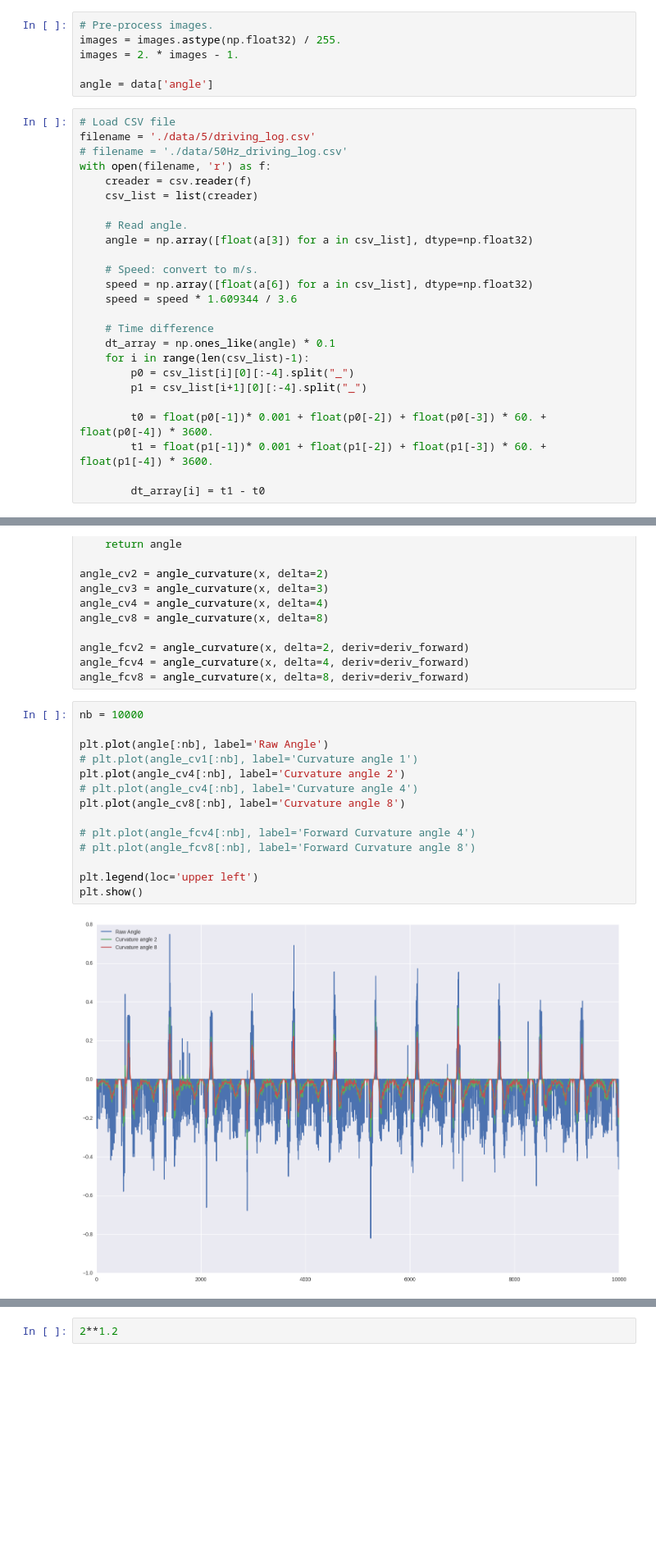
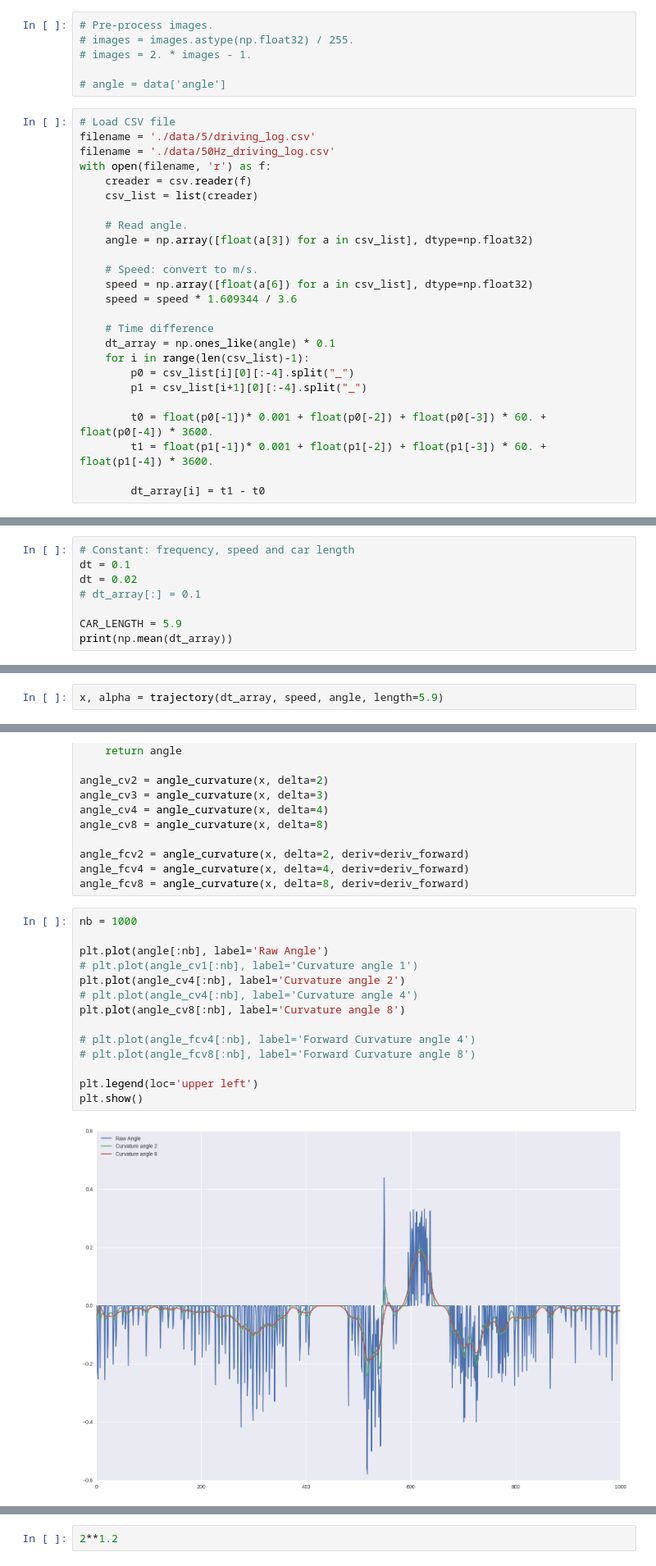
Before and after one commit to balancap/SDC-Behavioral-Cloning, a Jupyter notebook: behavioral-cloning.ipynb, the cells around one changed output, grey strips where cells are left out. Shown at 82% size. Cells and saved outputs as stored; diff of their text form; blank space fills up the shorter version.

Commit message:
UPDATE: Alternative computation of the trajectory...
Not very conclusive! :)

```diff
--- a/behavioral-cloning.ipynb
+++ b/behavioral-cloning.ipynb
@@ -50,14 +50,14 @@ print(out.shape)
 (56, 200, 3)
 # %%
 # Pre-process images.
-images = images.astype(np.float32) / 255.
-images = 2. * images - 1.
+# images = images.astype(np.float32) / 255.
+# images = 2. * images - 1.
 
-angle = data['angle']
+# angle = data['angle']
 # %%
 # Load CSV file
 filename = './data/5/driving_log.csv'
-# filename = './data/50Hz_driving_log.csv'
+filename = './data/50Hz_driving_log.csv'
 with open(filename, 'r') as f:
     creader = csv.reader(f)
     csv_list = list(creader)
@@ -101,3 +103,11 @@ def cosc(alpha):
     mask = alpha != 0.0
     y[mask] = (1. - np.cos(alpha[mask])) / alpha[mask]
     return y
+# %%
+# Constant: frequency, speed and car length
+dt = 0.1
+dt = 0.02
+# dt_array[:] = 0.1
+
+CAR_LENGTH = 5.9
+print(np.mean(dt_array))
@@ -145,0 +154,2 @@ for i in range(len(angle)):
+# %%
+x, alpha = trajectory(dt_array, speed, angle, length=5.9)
@@ -193,21 +247,21 @@ angle_fcv2 = angle_curvature(x, delta=2, deriv=deriv_forward)
 angle_fcv4 = angle_curvature(x, delta=4, deriv=deriv_forward)
 angle_fcv8 = angle_curvature(x, delta=8, deriv=deriv_forward)
 # %%
-nb = 10000
+nb = 1000
 
 plt.plot(angle[:nb], label='Raw Angle')
 # plt.plot(angle_cv1[:nb], label='Curvature angle 1')
 plt.plot(angle_cv4[:nb], label='Curvature angle 2')
 # plt.plot(angle_cv4[:nb], label='Curvature angle 4')
 plt.plot(angle_cv8[:nb], label='Curvature angle 8')
 
 # plt.plot(angle_fcv4[:nb], label='Forward Curvature angle 4')
 # plt.plot(angle_fcv8[:nb], label='Forward Curvature angle 8')
 
 plt.legend(loc='upper left')
 plt.show()
 # %% [output]
-[figure, old version]
+[figure, new version]
 # %%
 dt_array
 # %% [output]
```
Also changed, not shown: parts of 9 cells of this notebook.
